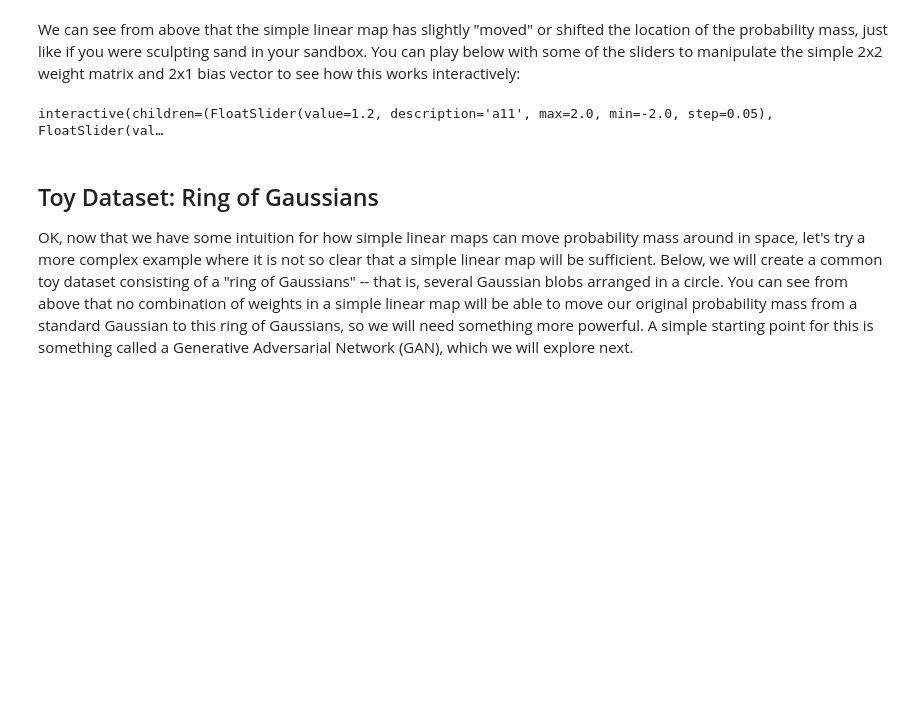
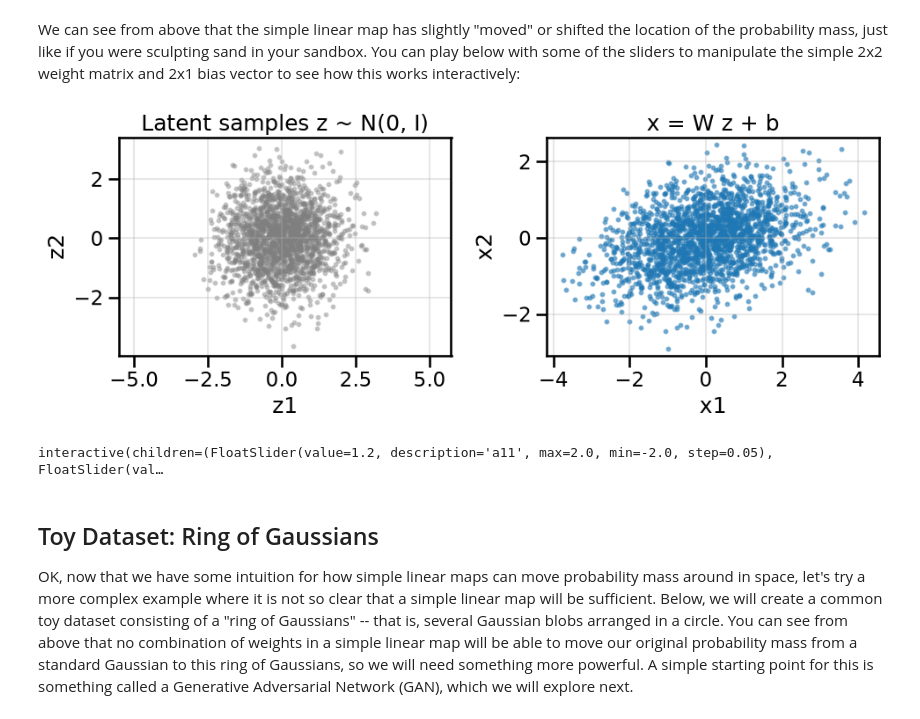
Before and after one commit to IDEALLab/ML4ME_Textbook, a Jupyter notebook: part2/gen_models/intro_to_GANS.ipynb, the cells around one changed output. Drawn from its saved outputs; the diff is of its cells as text; code cells hidden in the pictures; blank space fills up the shorter version.

```diff
--- a/part2/gen_models/intro_to_GANS.ipynb
+++ b/part2/gen_models/intro_to_GANS.ipynb
@@ -98,20 +109,21 @@ We can see from above that the simple linear map has slightly "moved" or shifted
 # %%
 if interact is not None:
     def _interactive_pushforward(a11=1.2, a12=0.4, a21=0.0, a22=0.8, bx=0.0, by=0.0):
-        A = np.array([[a11, a12],[a21, a22]], dtype=float)
+        W = np.array([[a11, a12],[a21, a22]], dtype=float)
         b = np.array([bx, by], dtype=float)
-        z, x = linear_pushforward_demo(A, b, n=2000)
-        plot_pushforward(z, x, title=f'x = A z + b')
+        z, x = linear_pushforward_demo(W, b, n=2000)
+        plot_pushforward(z, x, title=f'x = W z + b')
     interact(
         _interactive_pushforward,
         a11=FloatSlider(min=-2.0, max=2.0, step=0.05, value=1.2, description='a11'),
         a12=FloatSlider(min=-2.0, max=2.0, step=0.05, value=0.4, description='a12'),
         a21=FloatSlider(min=-2.0, max=2.0, step=0.05, value=0.0, description='a21'),
         a22=FloatSlider(min=-2.0, max=2.0, step=0.05, value=0.8, description='a22'),
         bx=FloatSlider(min=-2.0, max=2.0, step=0.05, value=0.0, description='b1'),
         by=FloatSlider(min=-2.0, max=2.0, step=0.05, value=0.0, description='b2'),
     )
 # %% [output]
+[figure, added]
 interactive(children=(FloatSlider(value=1.2, description='a11', max=2.0, min=-2.0, step=0.05), FloatSlider(val…
 # %% [markdown]
 ## Toy Dataset: Ring of Gaussians
```
Also changed, not shown: parts of 25 cells of this notebook.
